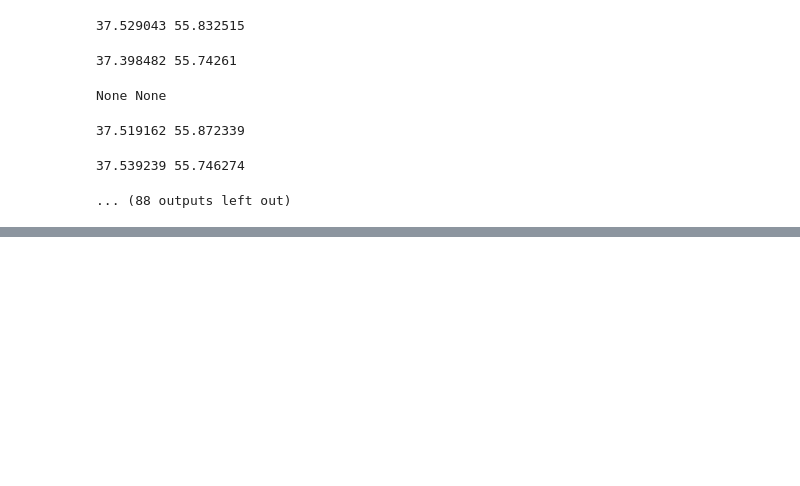
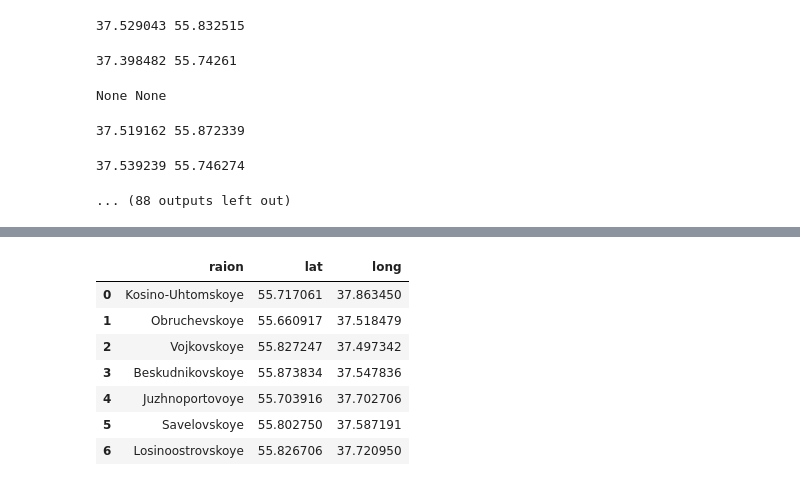
Before and after one commit to krzjoa/kaggle-sberbank, a Jupyter notebook: feat_eng/Mapa.ipynb, the cells around one changed output, grey strips where cells are left out. Drawn from its saved outputs; the diff is of its cells as text; code cells hidden in the pictures; blank space fills up the shorter version.

```diff
--- a/feat_eng/Mapa.ipynb
+++ b/feat_eng/Mapa.ipynb
@@ -115,0 +103,16 @@ plt.show()
+# %%
+# Porawione nany
+nans = pd.read_csv("../ext_data/nans.csv")
+# %%
+val = nans[nans.columns[6]].str.split(",").apply(pd.Series).rename(columns={0:"lat", 1:"long"})
+nans = nans.join(val)[['raion', 'lat', 'long']]
+nans
+# %% [output]
+|  | raion | lat | long |
+| 0 | Kosino-Uhtomskoye | 55.717061 | 37.863450 |
+| 1 | Obruchevskoye | 55.660917 | 37.518479 |
+| 2 | Vojkovskoye | 55.827247 | 37.497342 |
+| 3 | Beskudnikovskoye | 55.873834 | 37.547836 |
+| 4 | Juzhnoportovoye | 55.703916 | 37.702706 |
+| 5 | Savelovskoye | 55.802750 | 37.587191 |
+| 6 | Losinoostrovskoye | 55.826706 | 37.720950 |
```
Also changed, not shown: parts of 20 cells of this notebook, 4 other files.
